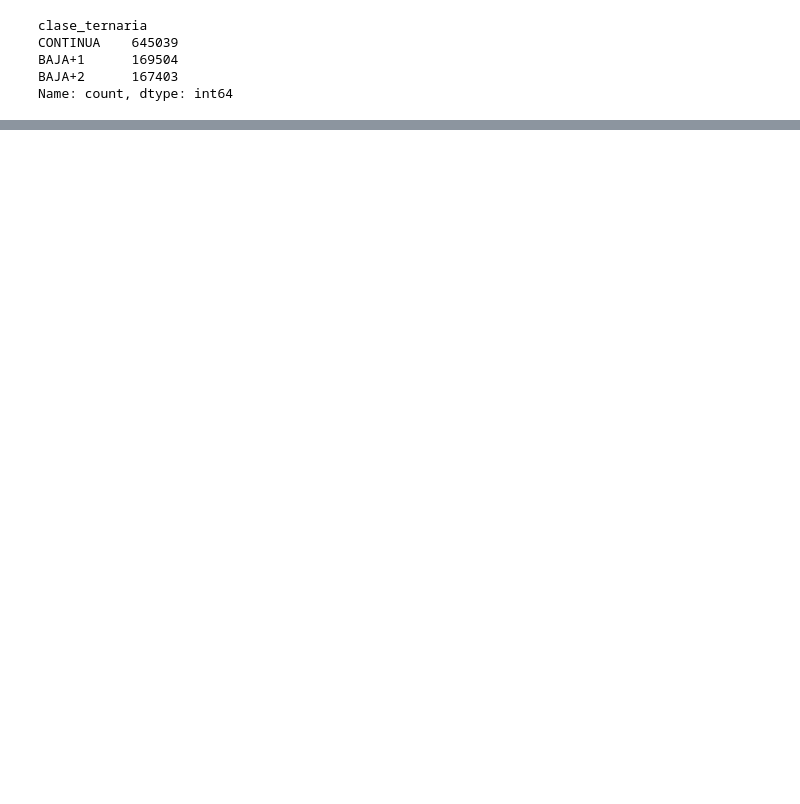
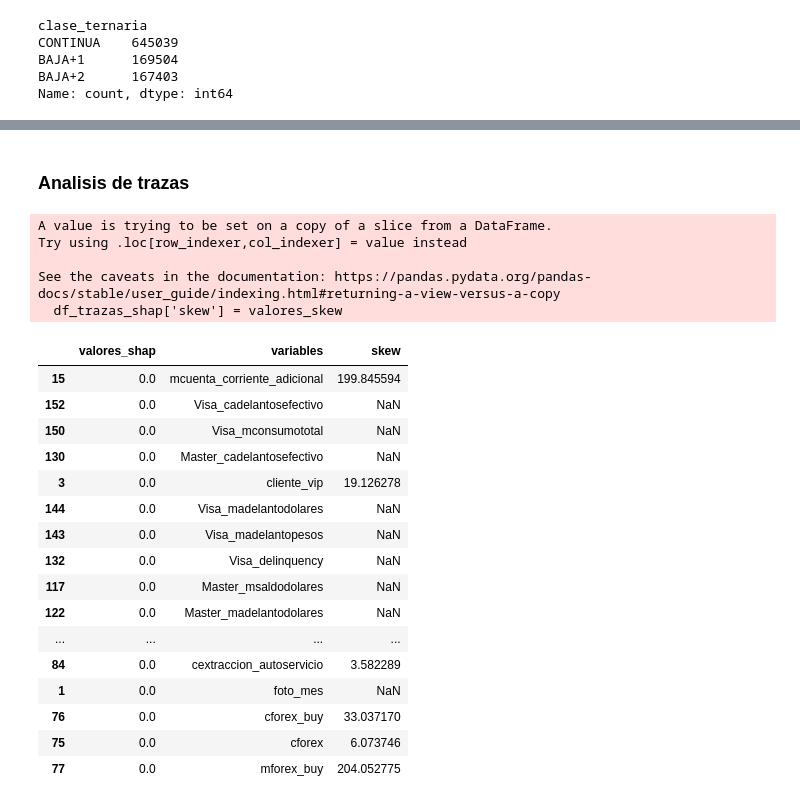
Before and after one commit to N-Alba-DS/dmeyf2024, a Jupyter notebook: Modelos/experimento.ipynb, the cells around one changed output, grey strips where cells are left out. Drawn from its saved outputs; the diff is of its cells as text; code cells hidden in the pictures; blank space fills up the shorter version.

```diff
--- a/Modelos/experimento.ipynb
+++ b/Modelos/experimento.ipynb
@@ -634,0 +315,4 @@ entrega = df_resultado.to_csv(r"C:\Users\Admin\Desktop\replicabilidad_competenci
+# %%
+importancia_shap = pd.DataFrame(np.abs(shap_values).mean(0), columns = ['valores_shap'])
+importancia_shap['variables'] = X_train.columns
+importancia_shap = importancia_shap.sort_values(by = 'valores_shap', ascending = False)
@@ -634,0 +323,37 @@ entrega = df_resultado.to_csv(r"C:\Users\Admin\Desktop\replicabilidad_competenci
+# %% [markdown]
+### Analisis de trazas
+# %%
+from scipy.stats import skew
+
+# asimetria = skew(df['variable'])
+valores_skew = []
+for variable in lista:
+    asimetria = skew(X_train[variable])
+    valores_skew.append(asimetria)
+df_trazas_shap['skew'] = valores_skew
+# %% [output]
+A value is trying to be set on a copy of a slice from a DataFrame.
+Try using .loc[row_indexer,col_indexer] = value instead
+
+See the caveats in the documentation: https://pandas.pydata.org/pandas-docs/stable/user_guide/indexing.html#returning-a-view-versus-a-copy
+  df_trazas_shap['skew'] = valores_skew
+# %%
+df_trazas_shap
+# %% [output]
+|  | valores_shap | variables | skew |
+| 15 | 0.0 | mcuenta_corriente_adicional | 199.845594 |
+| 152 | 0.0 | Visa_cadelantosefectivo | NaN |
+| 150 | 0.0 | Visa_mconsumototal | NaN |
+| 130 | 0.0 | Master_cadelantosefectivo | NaN |
+| 3 | 0.0 | cliente_vip | 19.126278 |
+| 144 | 0.0 | Visa_madelantodolares | NaN |
+| 143 | 0.0 | Visa_madelantopesos | NaN |
+| 132 | 0.0 | Visa_delinquency | NaN |
+| 117 | 0.0 | Master_msaldodolares | NaN |
+| 122 | 0.0 | Master_madelantodolares | NaN |
+| ... | ... | ... | ... |
+| 84 | 0.0 | cextraccion_autoservicio | 3.582289 |
+| 1 | 0.0 | foto_mes | NaN |
+| 76 | 0.0 | cforex_buy | 33.037170 |
+| 75 | 0.0 | cforex | 6.073746 |
+| 77 | 0.0 | mforex_buy | 204.052775 |
```
Also changed, not shown: parts of 86 cells of this notebook.
